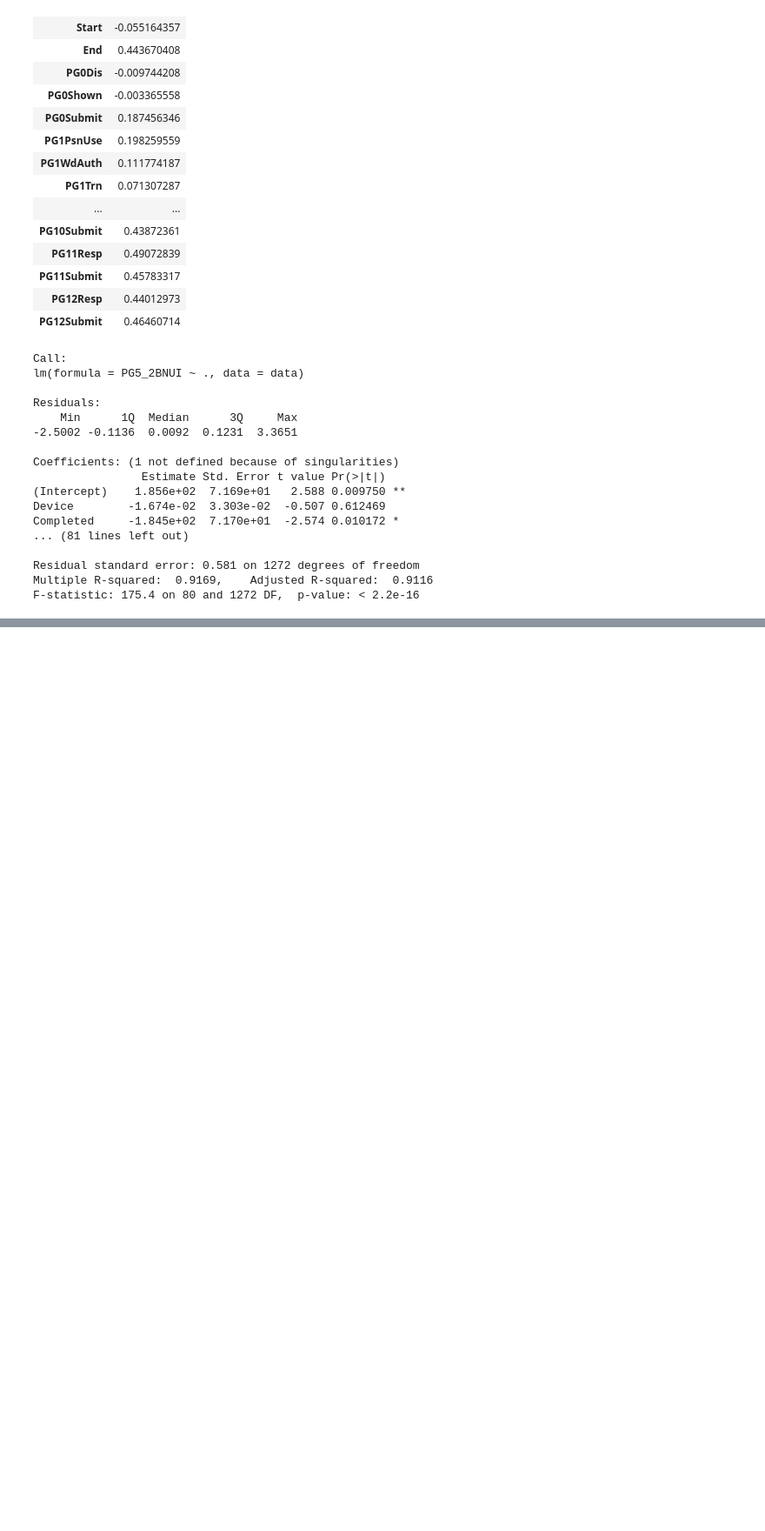
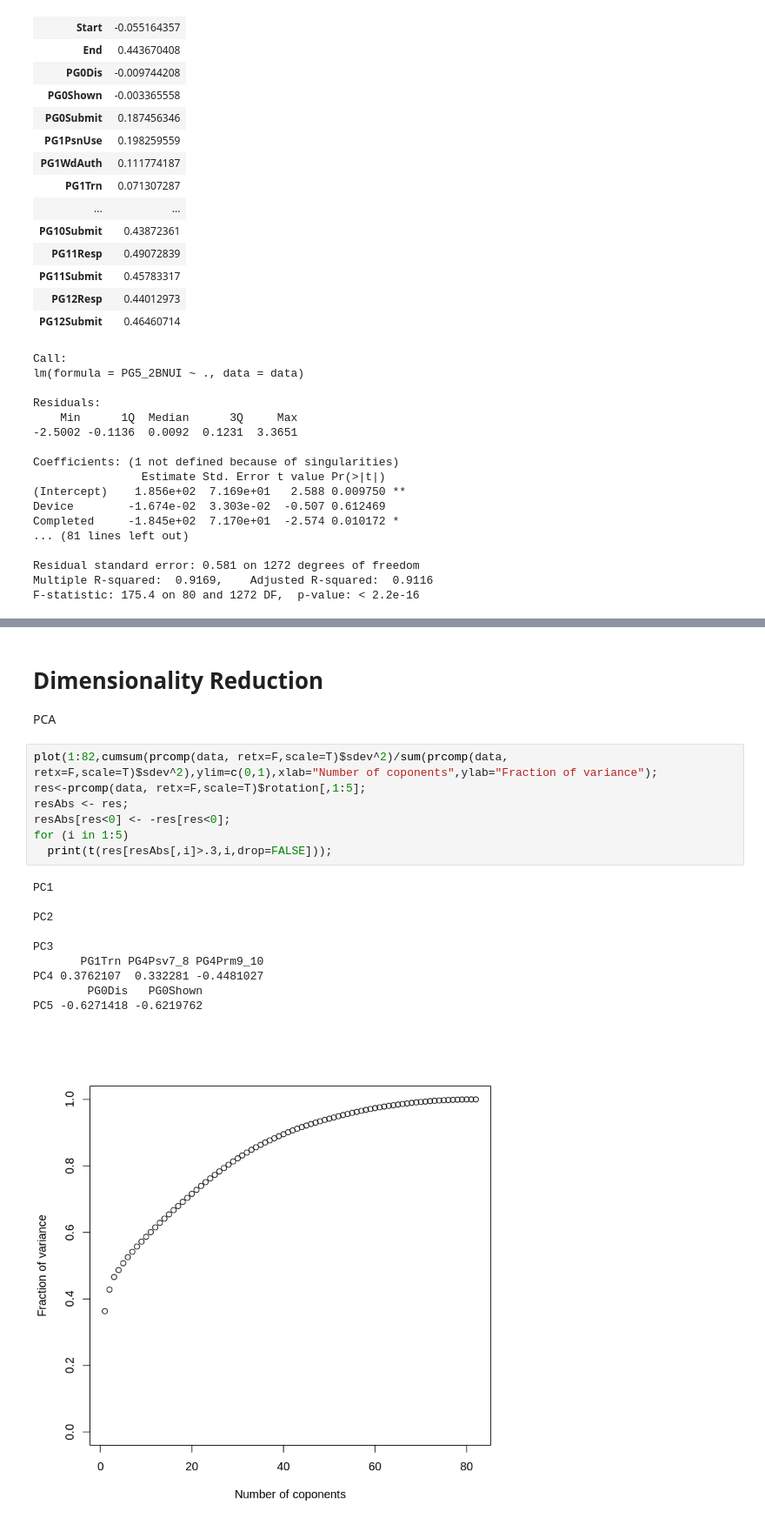
Before and after one commit to lpassarella/Miniproject3, a Jupyter notebook: Passare_miniproj3.ipynb, the cells around one changed output, grey strips where cells are left out. Shown at 87% size. Cells and saved outputs as stored; diff of their text form; blank space fills up the shorter version.

```diff
--- a/Passare_miniproj3.ipynb
+++ b/Passare_miniproj3.ipynb
@@ -261,0 +241,21 @@ F-statistic: 175.4 on 80 and 1272 DF,  p-value: < 2.2e-16
+# %% [markdown]
+# Dimensionality Reduction
+PCA
+# %%
+plot(1:82,cumsum(prcomp(data, retx=F,scale=T)$sdev^2)/sum(prcomp(data, retx=F,scale=T)$sdev^2),ylim=c(0,1),xlab="Number of coponents",ylab="Fraction of variance");
+res<-prcomp(data, retx=F,scale=T)$rotation[,1:5];
+resAbs <- res;
+resAbs[res<0] <- -res[res<0];
+for (i in 1:5)
+  print(t(res[resAbs[,i]>.3,i,drop=FALSE]));
+# %% [output]
+PC1
+
+PC2
+
+PC3
+       PG1Trn PG4Psv7_8 PG4Prm9_10
+PC4 0.3762107  0.332281 -0.4481027
+        PG0Dis   PG0Shown
+PC5 -0.6271418 -0.6219762
+[figure, added]
```
Also changed, not shown: parts of 15 cells of this notebook.
